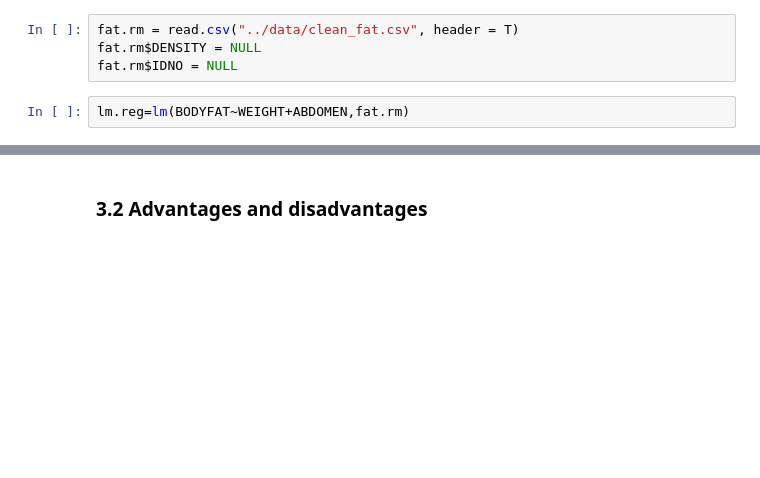
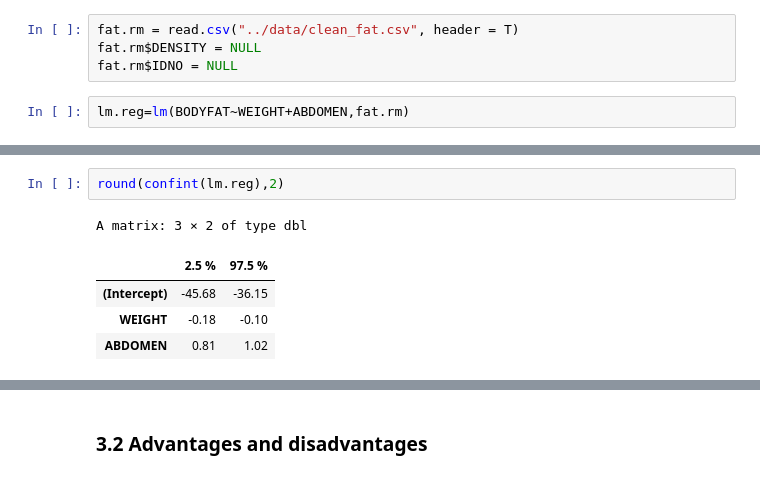
Before and after one commit to RitaWu98/STAT628-Module2, a Jupyter notebook: code/Final Model & Outliers.ipynb, the cells around one changed output, grey strips where cells are left out. Saved outputs shown, nothing was run; the diff lists cells and outputs as text; blank space fills up the shorter version.

```diff
--- a/code/Final Model & Outliers.ipynb
+++ b/code/Final Model & Outliers.ipynb
@@ -66,0 +55,8 @@ F-statistic: 312.9 on 2 and 243 DF,  p-value: < 2.2e-16
+# %%
+round(confint(lm.reg),2)
+# %% [output]
+A matrix: 3 × 2 of type dbl
+|  | 2.5 % | 97.5 % |
+| (Intercept) | -45.68 | -36.15 |
+| WEIGHT | -0.18 | -0.10 |
+| ABDOMEN | 0.81 | 1.02 |
```
Also changed, not shown: parts of 5 cells of this notebook.
